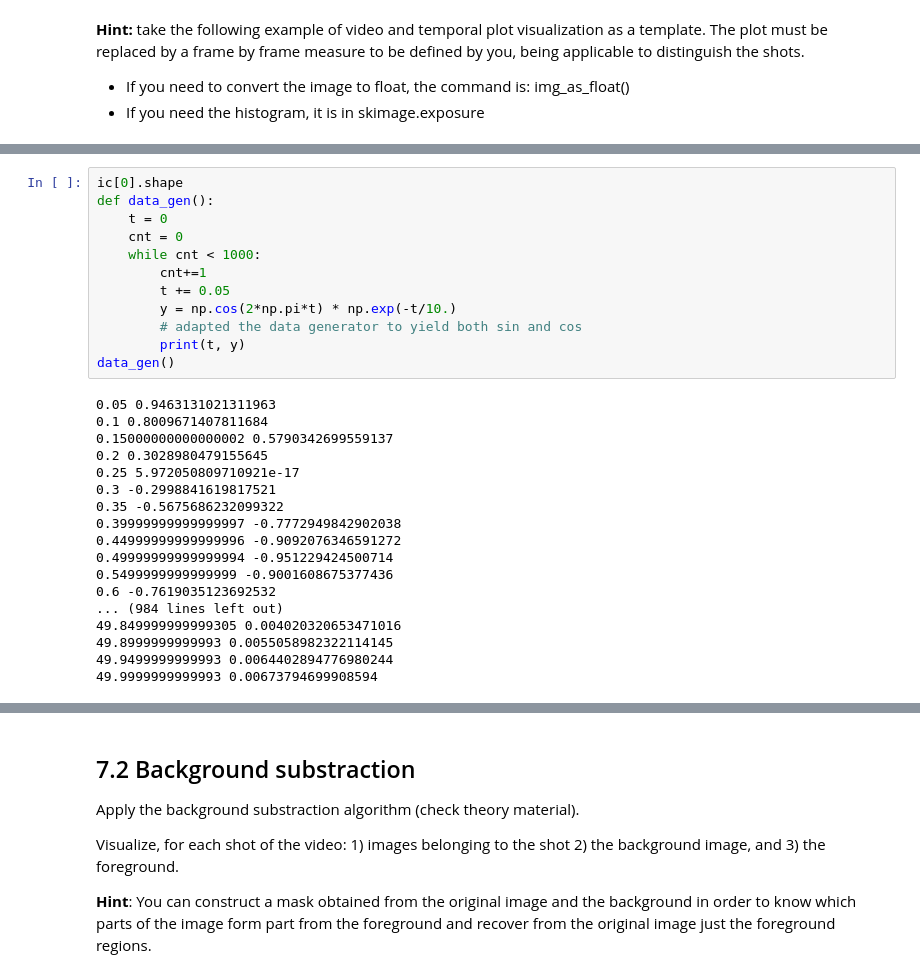
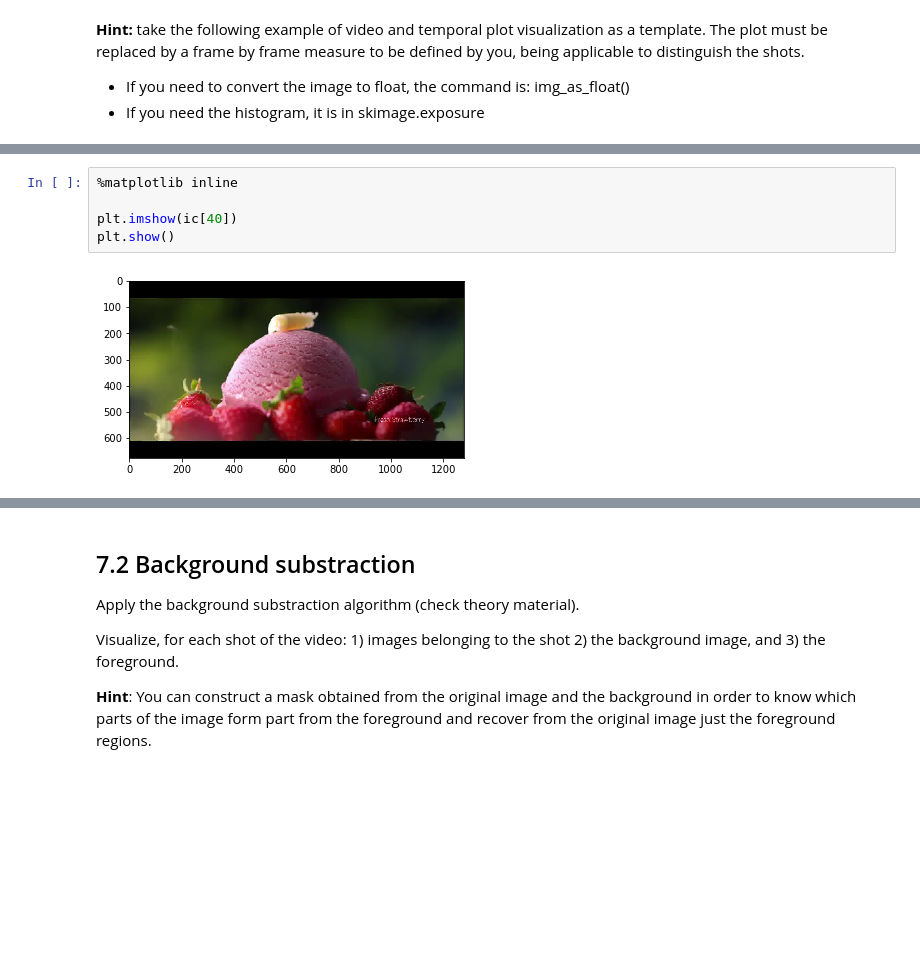
Before and after one commit to jdecid/MAI-CV, a Jupyter notebook: labs/s7/p7_image_segmentation.ipynb, the cells around one changed output, grey strips where cells are left out. Drawn from its saved outputs; the diff is of its cells as text; blank space fills up the shorter version.

```diff
--- a/labs/s7/p7_image_segmentation.ipynb
+++ b/labs/s7/p7_image_segmentation.ipynb
@@ -125,36 +118,13 @@ plt.show()
 # %% [output]
 [interactive output not drawn]
 [interactive output not drawn]
-# %%
-ic[0].shape
-def data_gen():
-    t = 0
-    cnt = 0
-    while cnt < 1000:
-        cnt+=1
-        t += 0.05
-        y = np.cos(2*np.pi*t) * np.exp(-t/10.)
-        # adapted the data generator to yield both sin and cos
-        print(t, y)
-data_gen()
-# %% [output]
-0.05 0.9463131021311963
-0.1 0.8009671407811684
-0.15000000000000002 0.5790342699559137
-0.2 0.3028980479155645
-0.25 5.972050809710921e-17
-0.3 -0.2998841619817521
-0.35 -0.5675686232099322
-0.39999999999999997 -0.7772949842902038
-0.44999999999999996 -0.9092076346591272
-0.49999999999999994 -0.951229424500714
-0.5499999999999999 -0.9001608675377436
-0.6 -0.7619035123692532
-... (984 lines left out)
-49.849999999999305 0.004020320653471016
-49.8999999999993 0.0055058982322114145
-49.9499999999993 0.0064402894776980244
-49.9999999999993 0.00673794699908594
+# %%
+%matplotlib inline
+
+plt.imshow(ic[40])
+plt.show()
+# %% [output]
+[figure, added]
 # %%
 def get_channel_hists(image, nbins=8):
     image = skimage.img_as_float(image)
```
Also changed, not shown: parts of 13 cells of this notebook, 2 other files.
